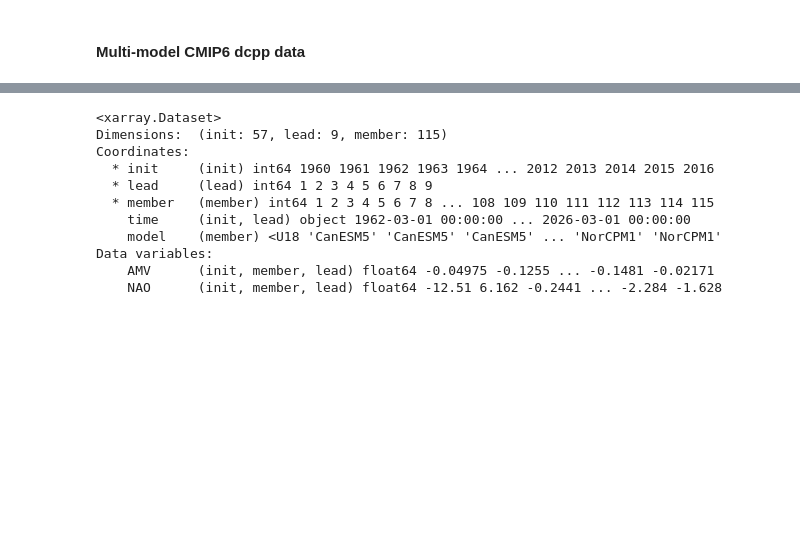
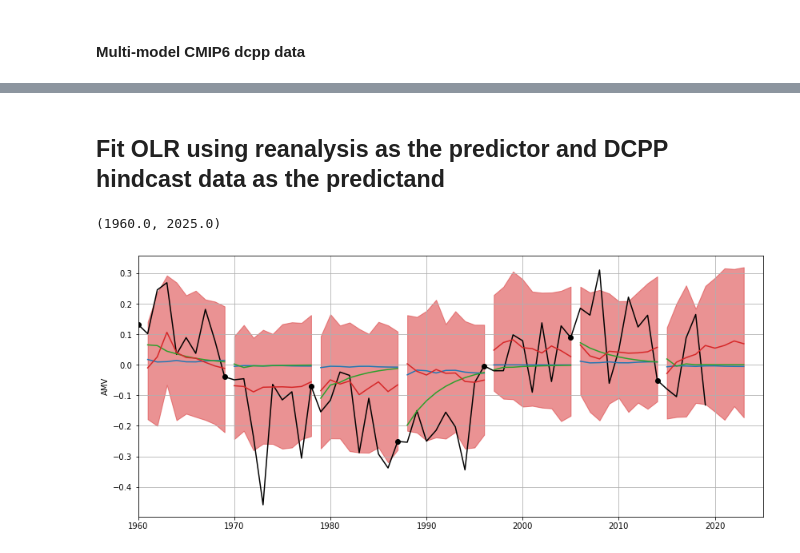
Before and after one commit to dougiesquire/Squire_2022_correlation, a Jupyter notebook: notebooks/exploratory/try_linear_regr.ipynb, the cells around one changed output, grey strips where cells are left out. Cells and saved outputs as stored; diff of their text form; code cells hidden in the pictures; blank space fills up the shorter version.

```diff
--- a/notebooks/exploratory/try_linear_regr.ipynb
+++ b/notebooks/exploratory/try_linear_regr.ipynb
@@ -222,14 +250,59 @@ plt.legend()
-# %%
-hindcast
-# %% [output]
-<xarray.Dataset>
-Dimensions:  (init: 57, lead: 9, member: 115)
-Coordinates:
-  * init     (init) int64 1960 1961 1962 1963 1964 ... 2012 2013 2014 2015 2016
-  * lead     (lead) int64 1 2 3 4 5 6 7 8 9
-  * member   (member) int64 1 2 3 4 5 6 7 8 ... 108 109 110 111 112 113 114 115
-    time     (init, lead) object 1962-03-01 00:00:00 ... 2026-03-01 00:00:00
-    model    (member) <U18 'CanESM5' 'CanESM5' 'CanESM5' ... 'NorCPM1' 'NorCPM1'
-Data variables:
-    AMV      (init, member, lead) float64 -0.04975 -0.1255 ... -0.1481 -0.02171
-    NAO      (init, member, lead) float64 -12.51 6.162 -0.2441 ... -2.284 -1.628
+# %% [markdown]
+## Fit OLR using reanalysis as the predictor and DCPP hindcast data as the predictand
+# %%
+var = "AMV"
+
+init_values = reanalysis[var].sel(time = hindcast.init.values).rename({"time": "init"})
+input_data = hindcast[var].assign_coords({"init_values": init_values})
+input_data = input_data.swap_dims({"init": "init_values"})
+
+coeffs = input_data.polyfit(dim="init_values", deg=1)["polyfit_coefficients"].mean("member")
+coeffs = coeffs - coeffs.sel(degree=0)
+
+olr_prediction = xr.polyval(input_data.init_values, coeffs)
+olr_prediction = olr_prediction.assign_coords({"init": input_data.init}).swap_dims({"init_values": "init"})
+olr_prediction = olr_prediction.sel(init=hindcast.init)
+# %%
+n_steps = 9
+var = "AMV"
+
+q = (0.05, 0.95)
+
+fig = plt.figure(figsize=(14, 6))
+ax = fig.subplots(1, 1, sharex=True)
+
+reanalysis_plot = reanalysis[var]#.assign_coords({"time": reanalysis.time.dt.year})
+
+ax.plot(reanalysis_plot.time, reanalysis[var], color="k")
+for init in hindcast.init.values[:: n_steps]:
+    ax.plot(
+        init,
+        reanalysis_plot.sel(time=init),
+        marker="o",
+        markersize=6,
+        color="k",
+    )
+
+    olr_prediction_plot = olr_prediction.sel(init=init).squeeze()
+
+    ax.plot(olr_prediction_plot.lead + init, olr_prediction_plot, color="C0")
+
+    ar_prediction_plot = ar_prediction[var].sel(init=init).squeeze()
+    ax.plot(ar_prediction_plot.lead + init, ar_prediction_plot, color="C2")
+
+    hindcast_plot = hindcast[var].sel(init=init, lead=slice(n_steps))
+    ax.fill_between(
+        hindcast_plot.lead + init,
+        hindcast_plot.quantile(q[0], "member"),
+        hindcast_plot.quantile(q[1], "member"),
+        alpha=0.5,
+        color="C3",
+    )
+    ax.plot(hindcast_plot.lead + init, hindcast_plot.mean("member"), color="C3")
+
+    ax.set_ylabel(var)
+
+ax.set_xlim(hindcast.init.min(), hindcast.init.max() + 9)
+# %% [output]
+(1960.0, 2025.0)
+[figure, added]
```
Also changed, not shown: parts of 31 cells of this notebook, 4 other files.
